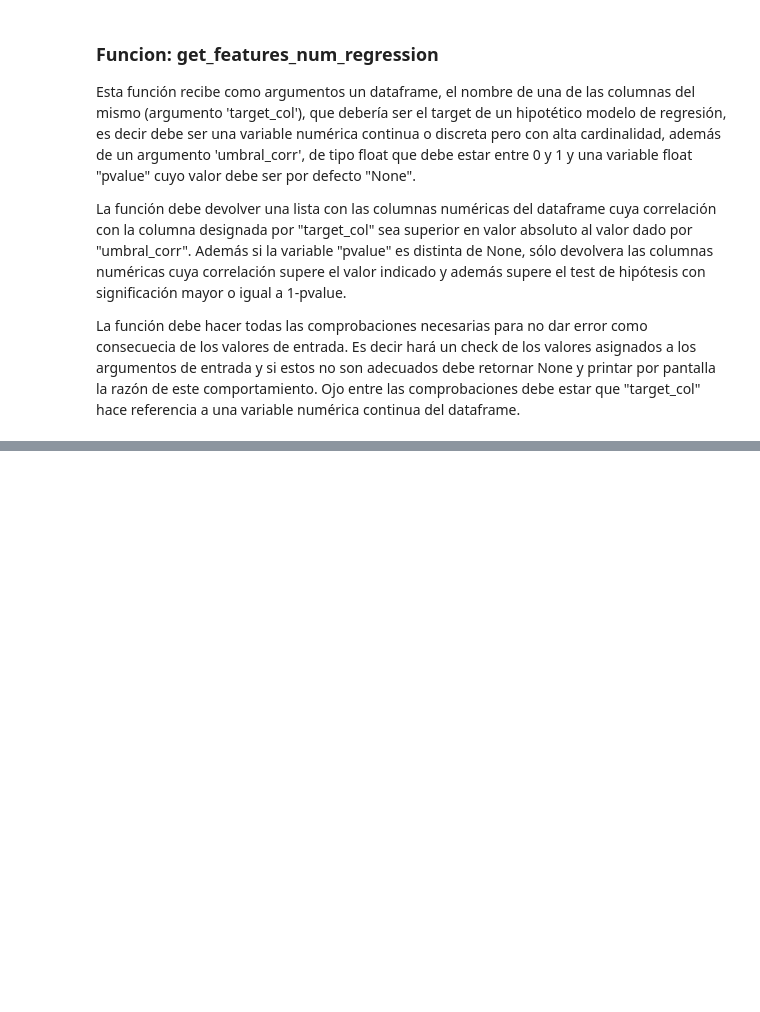
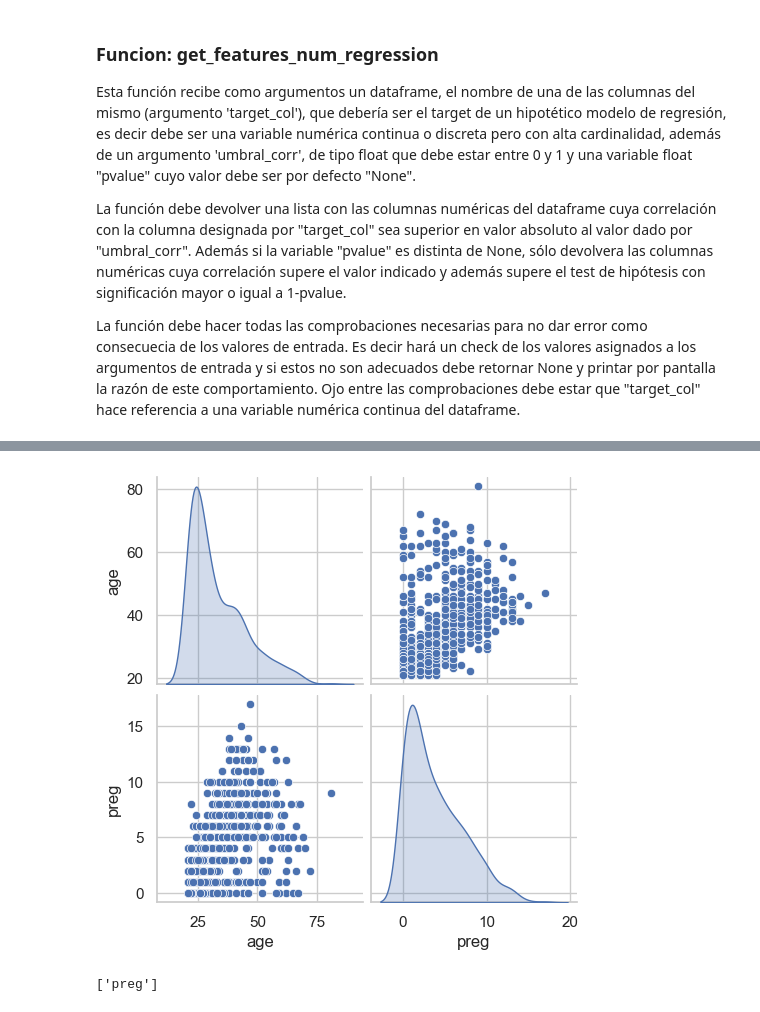
Before and after one commit to LucasZV/ONLINE_DS_THEBRIDGE_-LA_PINTA-, a Jupyter notebook: ML_ToolBox/funciones numéricas/FUNCIONES_NUMERICAS_TOOLBOX.ipynb, the cells around one changed output, grey strips where cells are left out. Drawn from its saved outputs; the diff is of its cells as text; code cells hidden in the pictures; blank space fills up the shorter version.

```diff
--- a/ML_ToolBox/funciones numéricas/FUNCIONES_NUMERICAS_TOOLBOX.ipynb
+++ b/ML_ToolBox/funciones numéricas/FUNCIONES_NUMERICAS_TOOLBOX.ipynb
@@ -48,4 +137,6 @@ def get_features_num_reggresion(df,target_col, umbral_corr,pvalue=None):
 # %%
-# uso:
-# features = get_features_num_regression(df, 'target_column', 0.5, pvalue=0.05)
-# print
+
+plot_features_num_regression(df, target_col='age', umbral_corr=0.5, pvalue=0.05)
+# %% [output]
+[figure, added]
+['preg']
```
Also changed, not shown: parts of 6 cells of this notebook, 2 other files.
